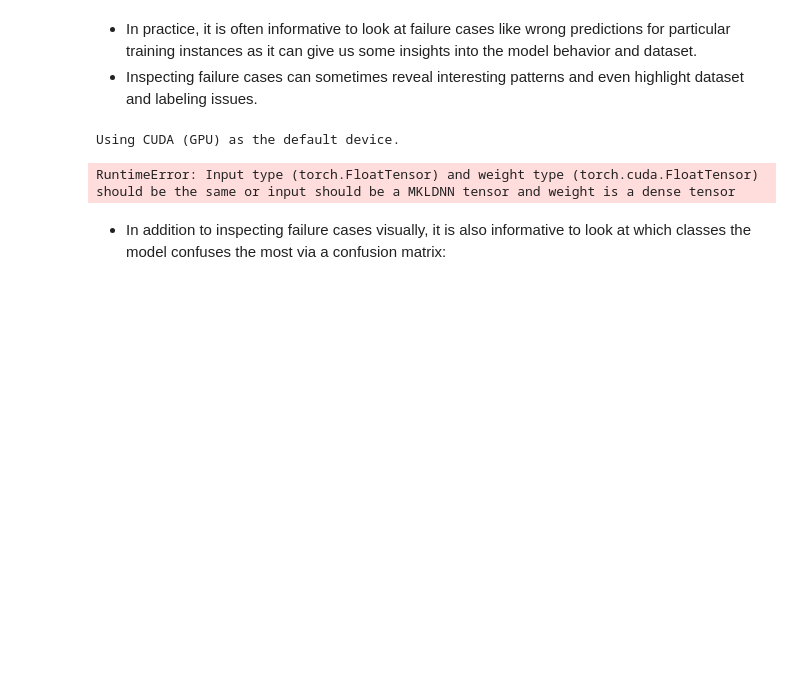
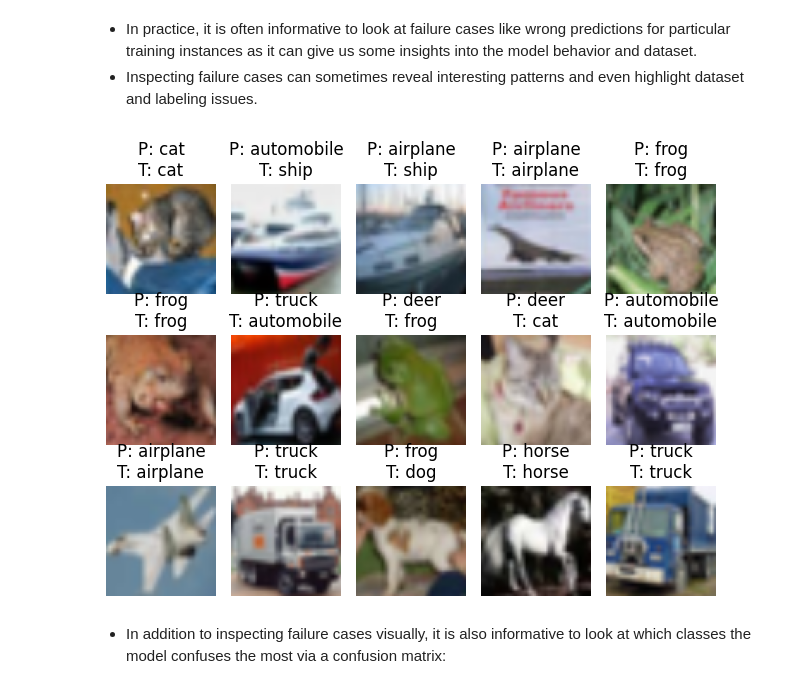
Before and after one commit to fuhengwu2021/deep, a Jupyter notebook: pytorch-lightning_ipynb/cnn/cnn-mobilenet-v3-small-cifar10.ipynb, the cells around one changed output. Cells and saved outputs as stored; diff of their text form; code cells hidden in the pictures; blank space fills up the shorter version.

Commit message:
MV3 classifier working now

```diff
--- a/pytorch-lightning_ipynb/cnn/cnn-mobilenet-v3-small-cifar10.ipynb
+++ b/pytorch-lightning_ipynb/cnn/cnn-mobilenet-v3-small-cifar10.ipynb
@@ -56,9 +57,7 @@ In this case, since Torchvision already offers a nice and efficient PyTorch impl
 # %%
-import torch
-
-
 pytorch_model = torch.hub.load(
-    "pytorch/vision:v0.11.0", "mobilenet_v3_small", weights=False
+    "pytorch/vision:v0.11.0", "mobilenet_v3_small", weights=None
 )
+print_model(pytorch_model)
 # %% [output]
 Using cache found in /home/wukong/.cache/torch/hub/pytorch_vision_v0.11.0
@@ -65,6 +81,5 @@ Using cache found in /home/wukong/.cache/torch/hub/pytorch_vision_v0.11.0
 # %% [markdown]
 - Since the Torchvision model above was implemented for ImageNet, which has a different number of classes than CIFAR-10, we define our own output layer below:
 # %%
-pytorch_model.classifier[-1] = torch.nn.Linear(
-    in_features=1024, out_features=10  # as in the original output layer
-)  # number of class labels in CIFAR-10)
+pytorch_model.classifier[-1] = torch.nn.Linear(in_features=1024, out_features=10)
+print_model(pytorch_model)
@@ -336,17 +357,11 @@ data_module = DataModule(data_path="./data")
 - Also, we define a call back to obtain the model with the best validation set performance after training.
 - PyTorch Lightning offers [many advanced logging services](https://pytorch-lightning.readthedocs.io/en/latest/extensions/logging.html) like Weights & Biases. However, here, we will keep things simple and use the `CSVLogger`:
 # %%
-# %load ../code_lightningmodule/logger_csv_acc_basic.py
-from pytorch_lightning.callbacks import ModelCheckpoint
-from pytorch_lightning.loggers import CSVLogger
-
-
 lightning_model = LightningModel(pytorch_model, learning_rate=LEARNING_RATE)
-
 callbacks = [
     ModelCheckpoint(save_top_k=1, mode="max", monitor="valid_acc")  # save top 1 model
 ]
-logger = CSVLogger(save_dir="logs/", name="my-model")
+logger = CSVLogger(save_dir="logs/", name="mv3-cifar10")
 # %% [markdown]
 - Now it's time to train our model:
 # %%
@@ -500,28 +512,12 @@ class_dict = {
     9: "truck",
 }
 # %%
-# %load ../code_lightningmodule/plot_failurecases_basic.py
-# Append the folder that contains the
-# helper_data.py, helper_plotting.py, and helper_evaluate.py
-# files so we can import from them
-import sys
-
-# Check if CUDA is available
-if torch.cuda.is_available():
-    # Set the default device to CUDA device 0 (the first GPU)
-    torch.cuda.set_device(0)
-    print("Using CUDA (GPU) as the default device.")
-else:
-    print("CUDA (GPU) is not available. Using CPU as the default device.")
-
-
 sys.path.append("../../pytorch_ipynb")
 from helper_plotting import show_examples
 
 show_examples(model=lightning_model, data_loader=test_dataloader, class_dict=class_dict)
 # %% [output]
-Using CUDA (GPU) as the default device.
-RuntimeError: Input type (torch.FloatTensor) and weight type (torch.cuda.FloatTensor) should be the same or input should be a MKLDNN tensor and weight is a dense tensor
+[figure, added]
 # %% [markdown]
 - In addition to inspecting failure cases visually, it is also informative to look at which classes the model confuses the most via a confusion matrix:
 # %%
```
Also changed, not shown: parts of 23 cells of this notebook.
